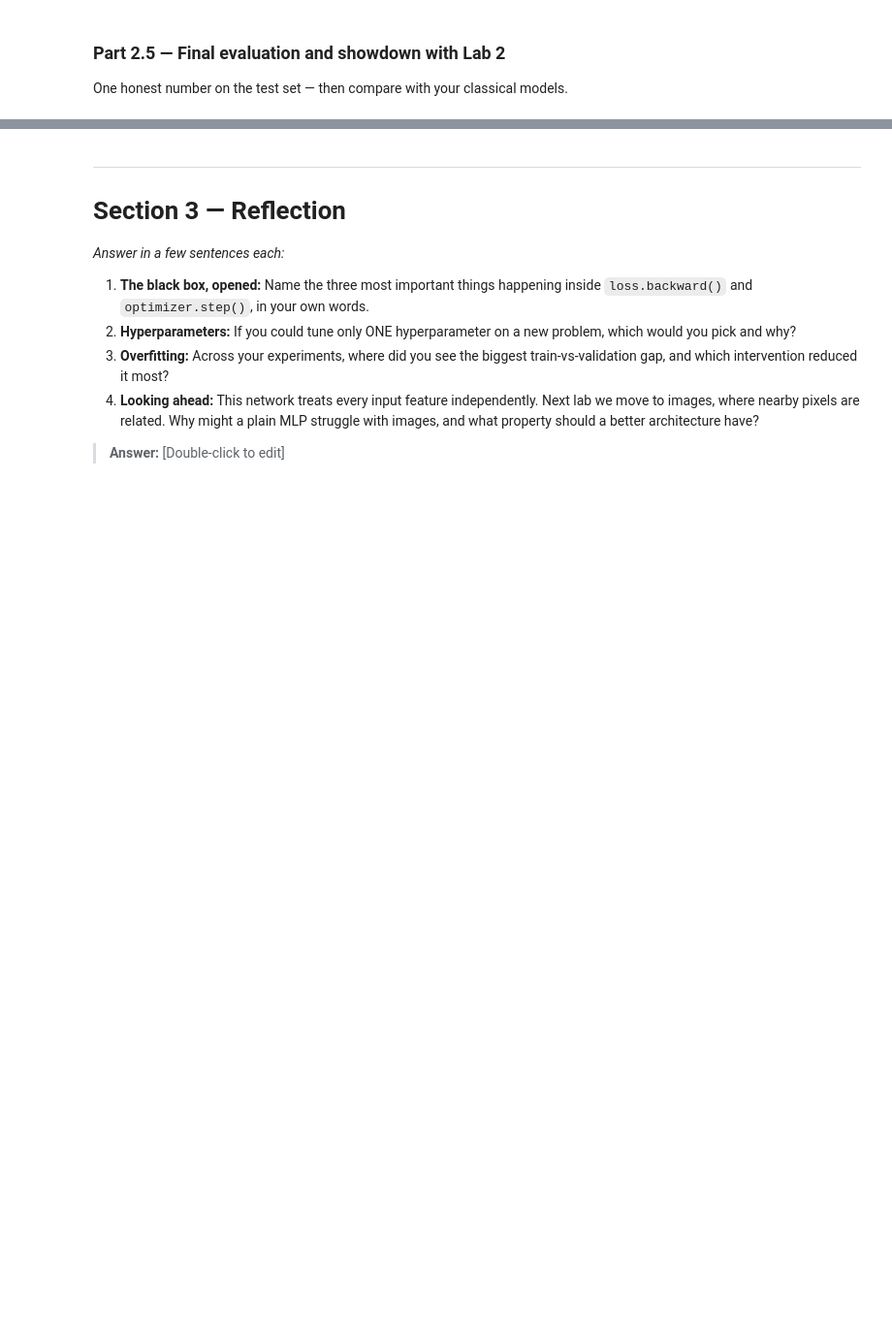
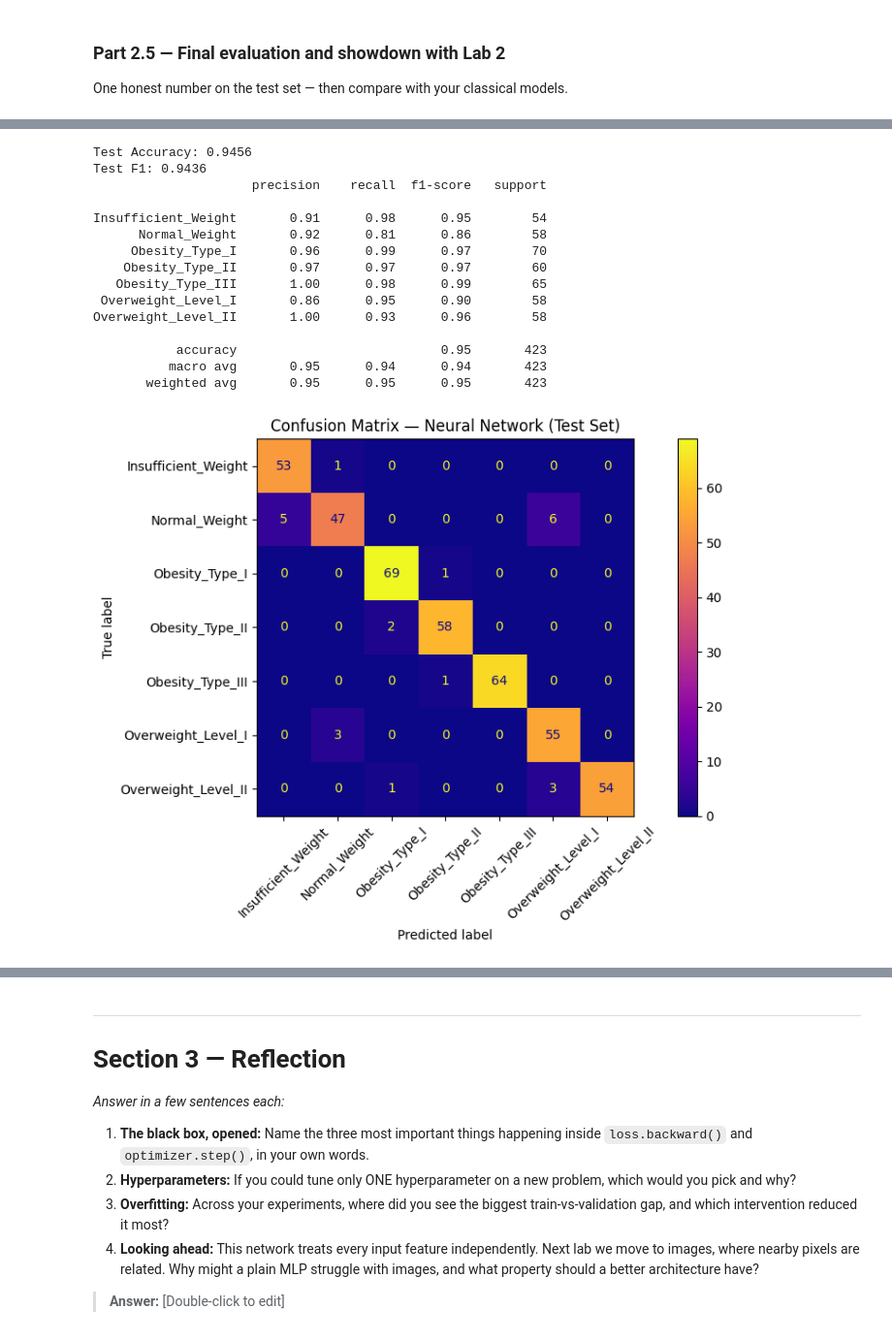
Before and after one commit to YayraBoven/lab-3, a Jupyter notebook: lab_3.ipynb, the cells around one changed output, grey strips where cells are left out. Shown at 97% size. Drawn from its saved outputs; the diff is of its cells as text; code cells hidden in the pictures; blank space fills up the shorter version.

```diff
--- a/lab_3.ipynb
+++ b/lab_3.ipynb
@@ -934,0 +951,54 @@ of deep learning worth it on THIS dataset? When would it be?*
+# %%
+# TODO: Load your best configuration's weights; model.eval().
+
+best_model = FeedForwardNet(input_dim = input_dim,hidden_sizes=(64, 32), n_classes=7)
+best_model.load_state_dict(torch.load("ffn_best.pt"))
+best_model = best_model.to(DEVICE)
+best_model.eval()
+
+# TODO: Report test ACCURACY and MACRO-F1
+#   from sklearn.metrics import accuracy_score, f1_score, classification_report
+
+from sklearn.metrics import accuracy_score, f1_score, classification_report
+with torch.no_grad():
+  test_logits= best_model(X_test_tensor.to(DEVICE))
+  test_preds = test_logits.argmax(dim=1).cpu().numpy()
+
+test_accuracy = accuracy_score(y_test_tensor.numpy(), test_preds)
+test_f1 = f1_score(y_test_tensor.numpy(), test_preds, average="macro")
+
+print(f"Test Accuracy: {test_accuracy:.4f}")
+print(f"Test F1: {test_f1:.4f}")
+print(classification_report(y_test_tensor.numpy(), test_preds, target_names= main_encoder.classes_))
+
+# TODO: Confusion matrix for the test set with the 7 class names
+#   from sklearn.metrics import ConfusionMatrixDisplay
+from sklearn.metrics import ConfusionMatrixDisplay
+
+fig, ax = plt.subplots(figsize=(10,6))
+ConfusionMatrixDisplay.from_predictions(
+    y_test_tensor.numpy(), test_preds,
+    display_labels=main_encoder.classes_,
+    xticks_rotation=45,
+    ax=ax,
+    cmap='plasma')
+plt.title("Confusion Matrix — Neural Network (Test Set)")
+plt.tight_layout()
+plt.show()
+# %% [output]
+Test Accuracy: 0.9456
+Test F1: 0.9436
+                     precision    recall  f1-score   support
+
+Insufficient_Weight       0.91      0.98      0.95        54
+      Normal_Weight       0.92      0.81      0.86        58
+     Obesity_Type_I       0.96      0.99      0.97        70
+    Obesity_Type_II       0.97      0.97      0.97        60
+   Obesity_Type_III       1.00      0.98      0.99        65
+ Overweight_Level_I       0.86      0.95      0.90        58
+Overweight_Level_II       1.00      0.93      0.96        58
+
+           accuracy                           0.95       423
+          macro avg       0.95      0.94      0.94       423
+       weighted avg       0.95      0.95      0.95       423
+[figure, added]
```
Also changed, not shown: parts of 8 cells of this notebook.
